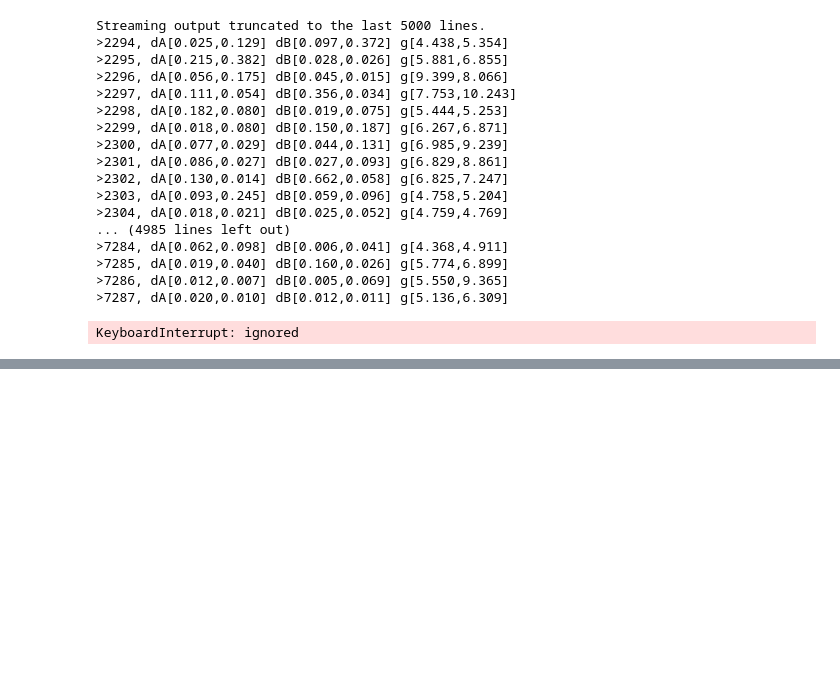
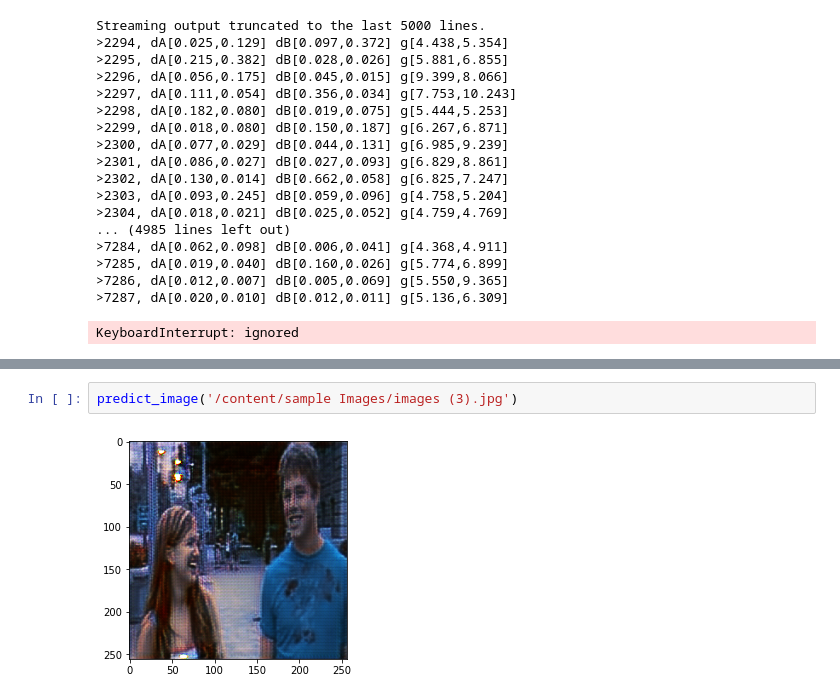
Before and after one commit to Prasanth314/test_demo, a Jupyter notebook: Day 2 night keras/Day2Night.ipynb, the cells around one changed output, grey strips where cells are left out. Drawn from its saved outputs; the diff is of its cells as text; blank space fills up the shorter version.

```diff
--- a/Day 2 night keras/Day2Night.ipynb
+++ b/Day 2 night keras/Day2Night.ipynb
@@ -411,0 +473,4 @@ KeyboardInterrupt: ignored
+# %%
+predict_image('/content/sample Images/images (3).jpg')
+# %% [output]
+[figure, added]
```
Also changed, not shown: parts of 16 cells of this notebook.
